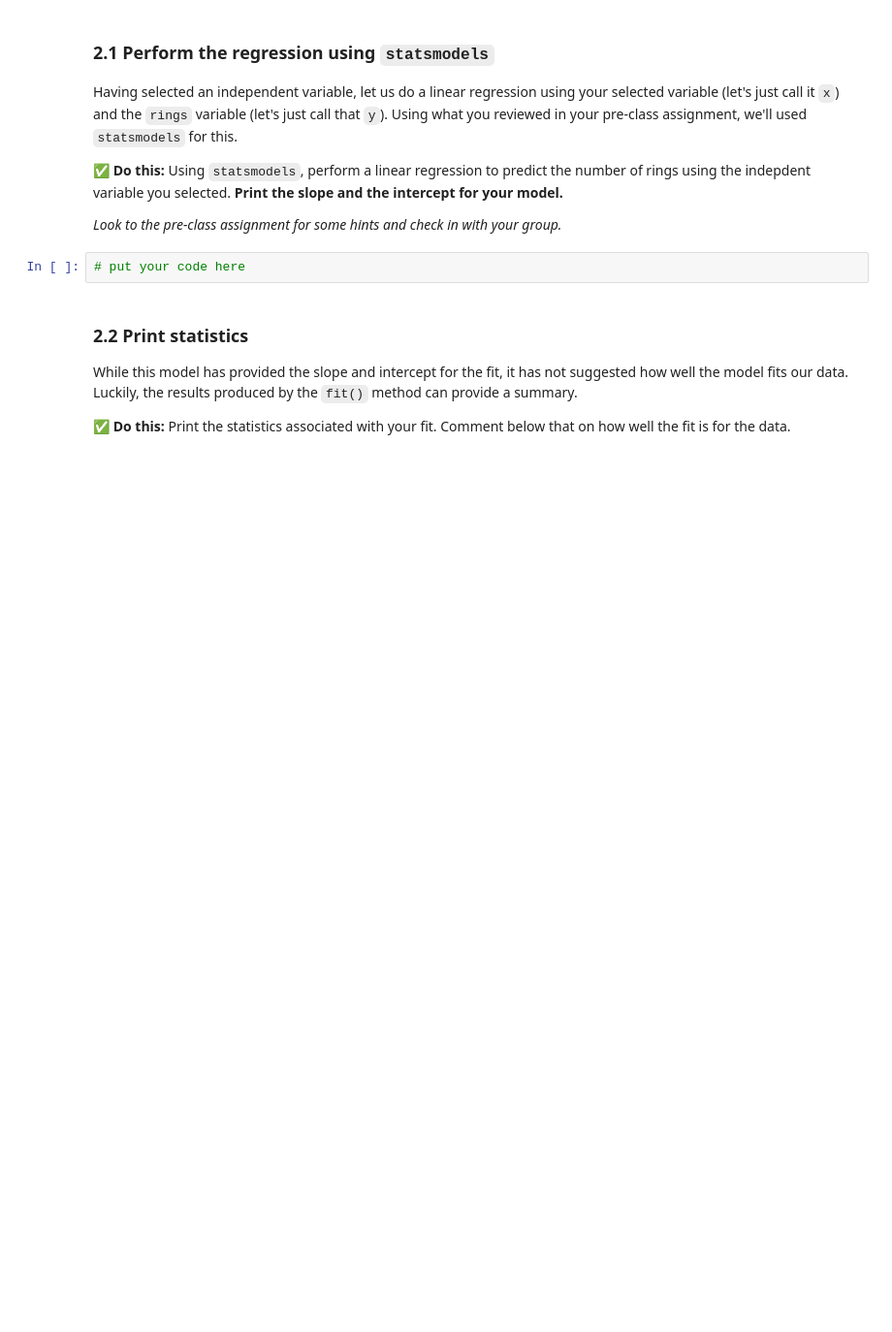
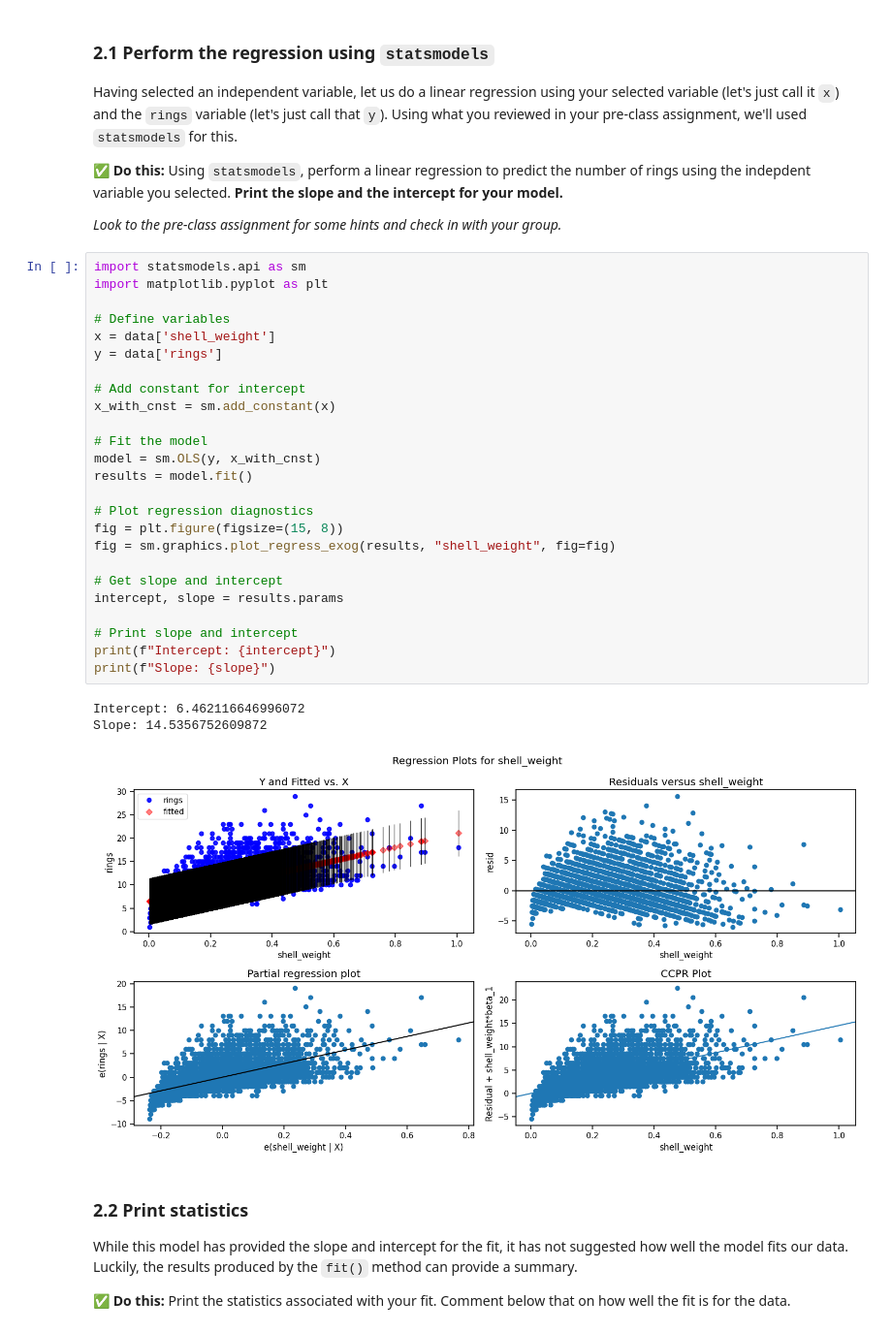
Before and after one commit to eliasel3-hub/CMSE202-f25-turnin, a Jupyter notebook: Day-13/Day-13_In-Class-Regression-Elena.ipynb, the cells around one changed output. Shown: that part at 97% size. Saved outputs shown, nothing was run; the diff lists cells and outputs as text; blank space fills up the shorter version.

```diff
--- a/Day-13/Day-13_In-Class-Regression-Elena.ipynb
+++ b/Day-13/Day-13_In-Class-Regression-Elena.ipynb
@@ -127,8 +186,35 @@ Having selected an independent variable, let us do a linear regression using you
 **&#9989; Do this:** Using `statsmodels`, perform a linear regression to predict the number of rings using the indepdent variable you selected. **Print the slope and the intercept for your model.**
 
 _Look to the pre-class assignment for some hints and check in with your group._
-# %%
-# put your code here
+# %%
+import statsmodels.api as sm
+import matplotlib.pyplot as plt
+
+# Define variables
+x = data['shell_weight']
+y = data['rings']
+
+# Add constant for intercept
+x_with_cnst = sm.add_constant(x)
+
+# Fit the model
+model = sm.OLS(y, x_with_cnst)
+results = model.fit()
+
+# Plot regression diagnostics
+fig = plt.figure(figsize=(15, 8))
+fig = sm.graphics.plot_regress_exog(results, "shell_weight", fig=fig)
+
+# Get slope and intercept
+intercept, slope = results.params
+
+# Print slope and intercept
+print(f"Intercept: {intercept}")
+print(f"Slope: {slope}")
+# %% [output]
+Intercept: 6.462116646996072
+Slope: 14.5356752609872
+[figure, added]
 # %% [markdown]
 ### 2.2 Print statistics
 
```
Also changed, not shown: parts of 33 cells of this notebook, 2 other files.
